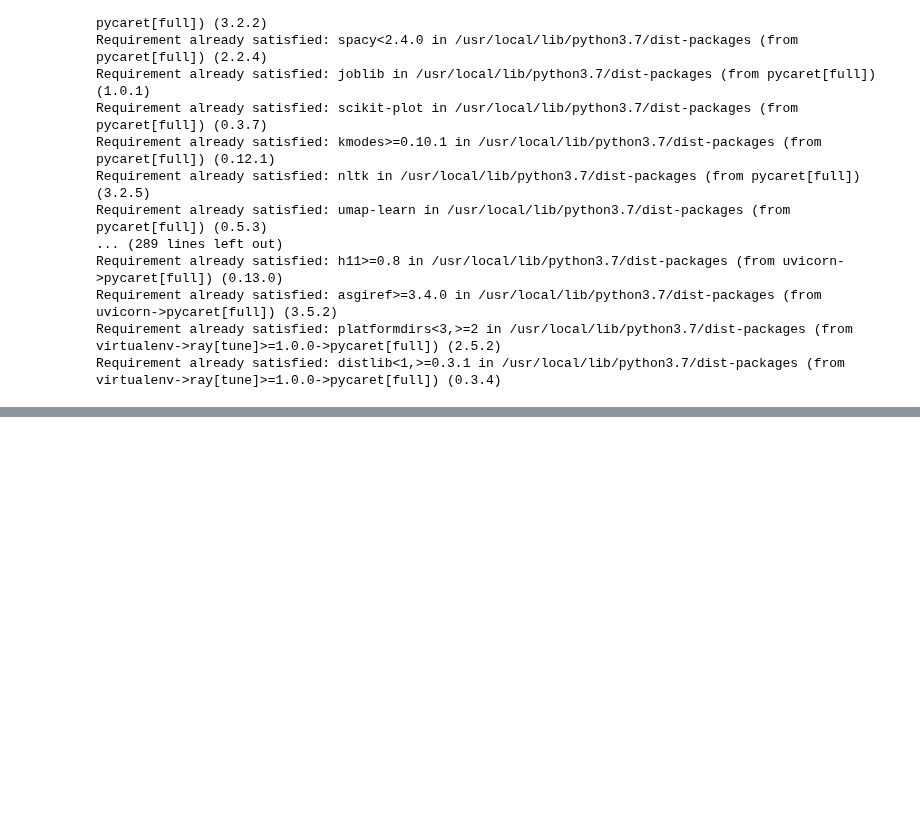
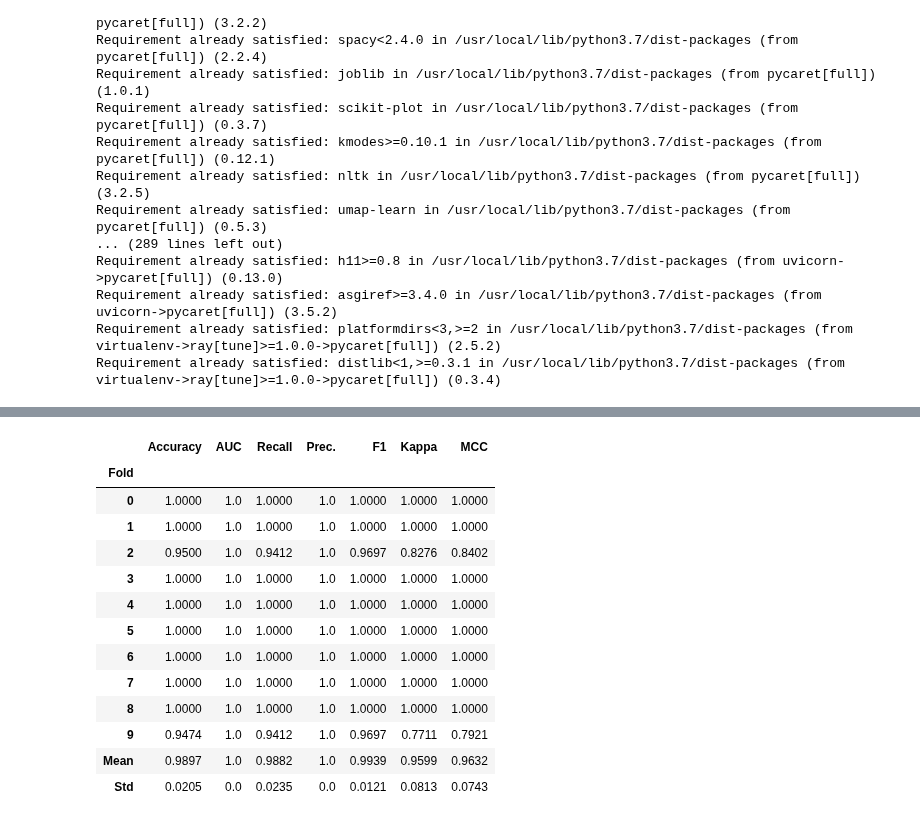
Before and after one commit to cperezgarcia/Patentes, a Jupyter notebook: Net_Promoter_Score.ipynb, the cells around one changed output, grey strips where cells are left out. Drawn from its saved outputs; the diff is of its cells as text; code cells hidden in the pictures; blank space fills up the shorter version.

```diff
--- a/Net_Promoter_Score.ipynb
+++ b/Net_Promoter_Score.ipynb
@@ -87,0 +118,17 @@ best = compare_models()
+# %%
+mymodel=create_model(best)
+# %% [output]
+|  | Accuracy | AUC | Recall | Prec. | F1 | Kappa | MCC |
+| Fold |  |  |  |  |  |  |  |
+| 0 | 1.0000 | 1.0 | 1.0000 | 1.0 | 1.0000 | 1.0000 | 1.0000 |
+| 1 | 1.0000 | 1.0 | 1.0000 | 1.0 | 1.0000 | 1.0000 | 1.0000 |
+| 2 | 0.9500 | 1.0 | 0.9412 | 1.0 | 0.9697 | 0.8276 | 0.8402 |
+| 3 | 1.0000 | 1.0 | 1.0000 | 1.0 | 1.0000 | 1.0000 | 1.0000 |
+| 4 | 1.0000 | 1.0 | 1.0000 | 1.0 | 1.0000 | 1.0000 | 1.0000 |
+| 5 | 1.0000 | 1.0 | 1.0000 | 1.0 | 1.0000 | 1.0000 | 1.0000 |
+| 6 | 1.0000 | 1.0 | 1.0000 | 1.0 | 1.0000 | 1.0000 | 1.0000 |
+| 7 | 1.0000 | 1.0 | 1.0000 | 1.0 | 1.0000 | 1.0000 | 1.0000 |
+| 8 | 1.0000 | 1.0 | 1.0000 | 1.0 | 1.0000 | 1.0000 | 1.0000 |
+| 9 | 0.9474 | 1.0 | 0.9412 | 1.0 | 0.9697 | 0.7711 | 0.7921 |
+| Mean | 0.9897 | 1.0 | 0.9882 | 1.0 | 0.9939 | 0.9599 | 0.9632 |
+| Std | 0.0205 | 0.0 | 0.0235 | 0.0 | 0.0121 | 0.0813 | 0.0743 |
```
Also changed, not shown: parts of 9 cells of this notebook.
